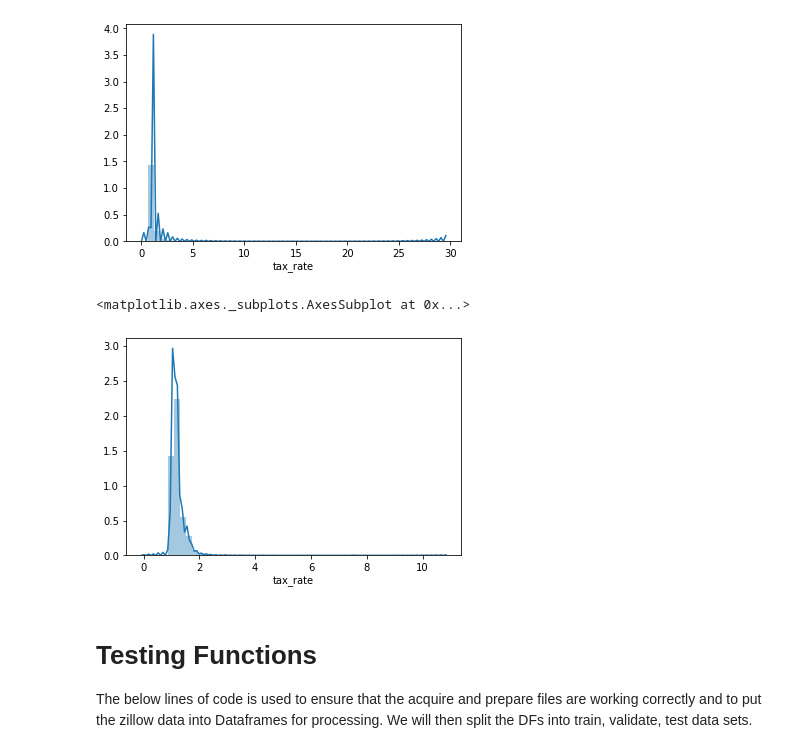
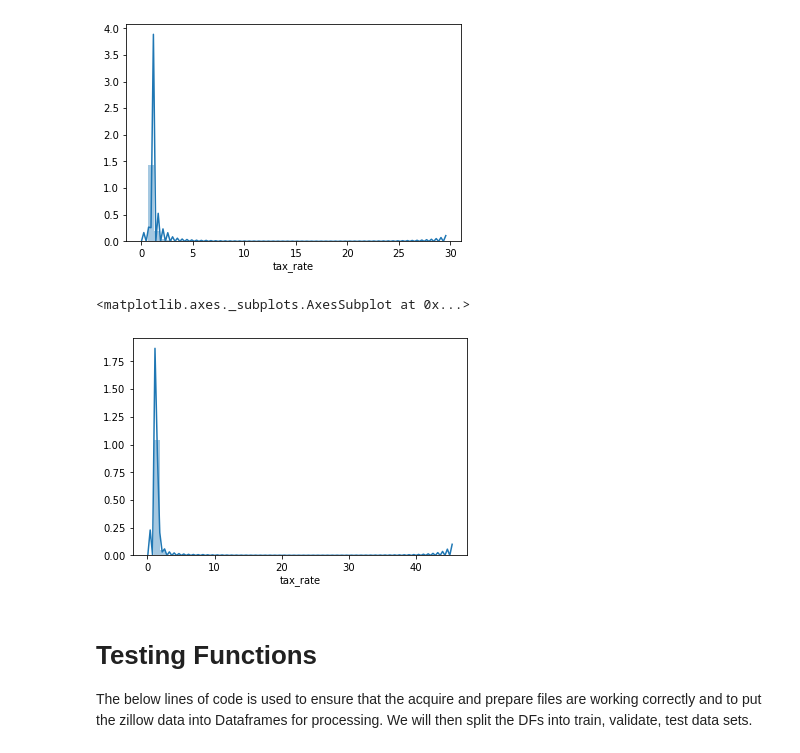
Before and after one commit to Robust-Analytics/zillow-project, a Jupyter notebook: tony_explore.ipynb, the cells around one changed output. Drawn from its saved outputs; the diff is of its cells as text; code cells hidden in the pictures.

```diff
--- a/tony_explore.ipynb
+++ b/tony_explore.ipynb
@@ -85,11 +89,12 @@ sns.distplot(vc_properties['tax_rate'])
 # %% [output]
 <matplotlib.axes._subplots.AxesSubplot at 0x...>
 [figure]
-# %%
-sns.distplot(oc_properties['tax_rate'])
-# %% [output]
-<matplotlib.axes._subplots.AxesSubplot at 0x...>
-[figure, removed]
+# %%
+#
+sns.distplot(la_properties['tax_rate'])
+# %% [output]
+<matplotlib.axes._subplots.AxesSubplot at 0x...>
+[figure, added]
 # %% [markdown]
 # Testing Functions
 The below lines of code is used to ensure that the acquire and prepare files are working correctly and to put the zillow data into Dataframes for processing. We will then split the DFs into train, validate, test data sets.
```
Also changed, not shown: parts of 3 cells of this notebook.
